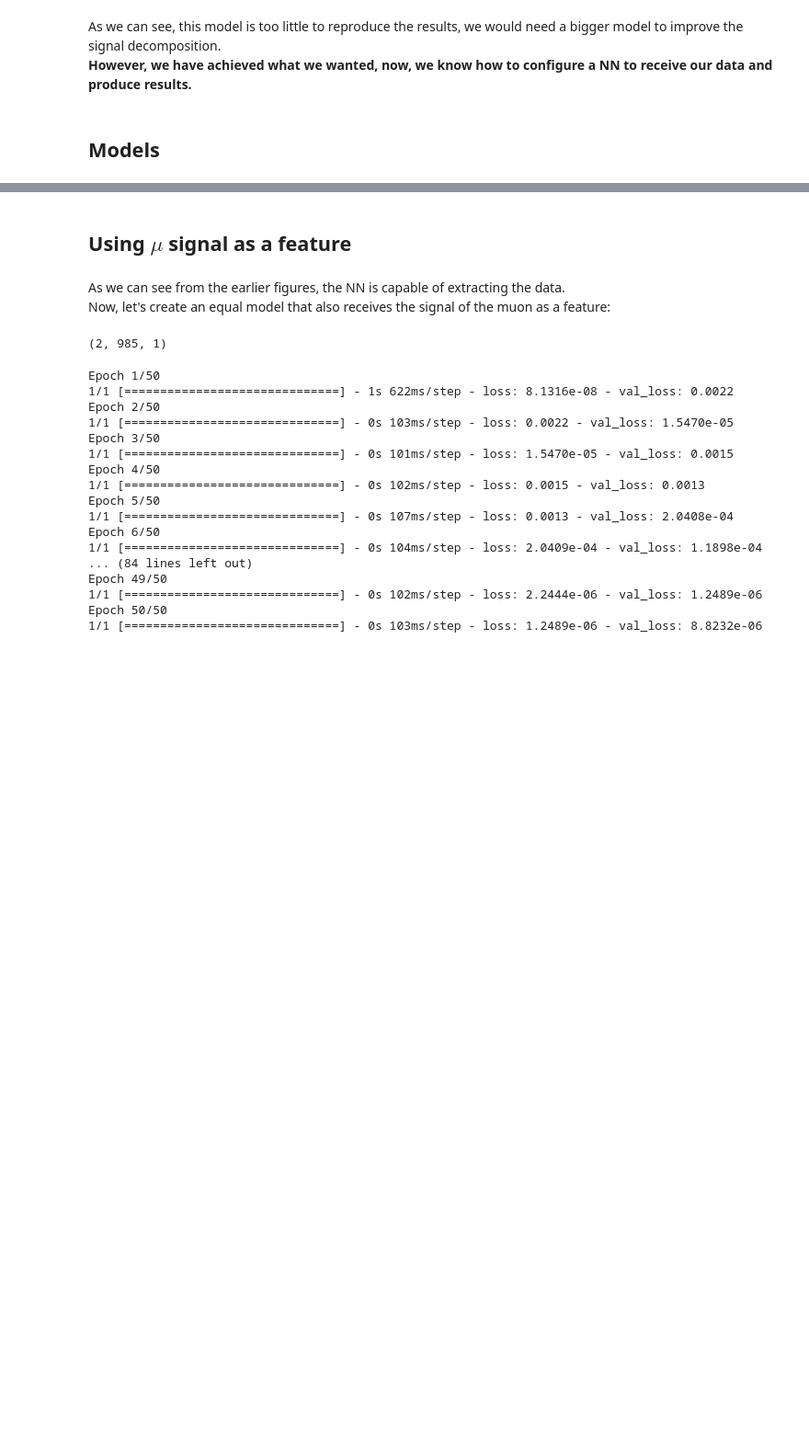
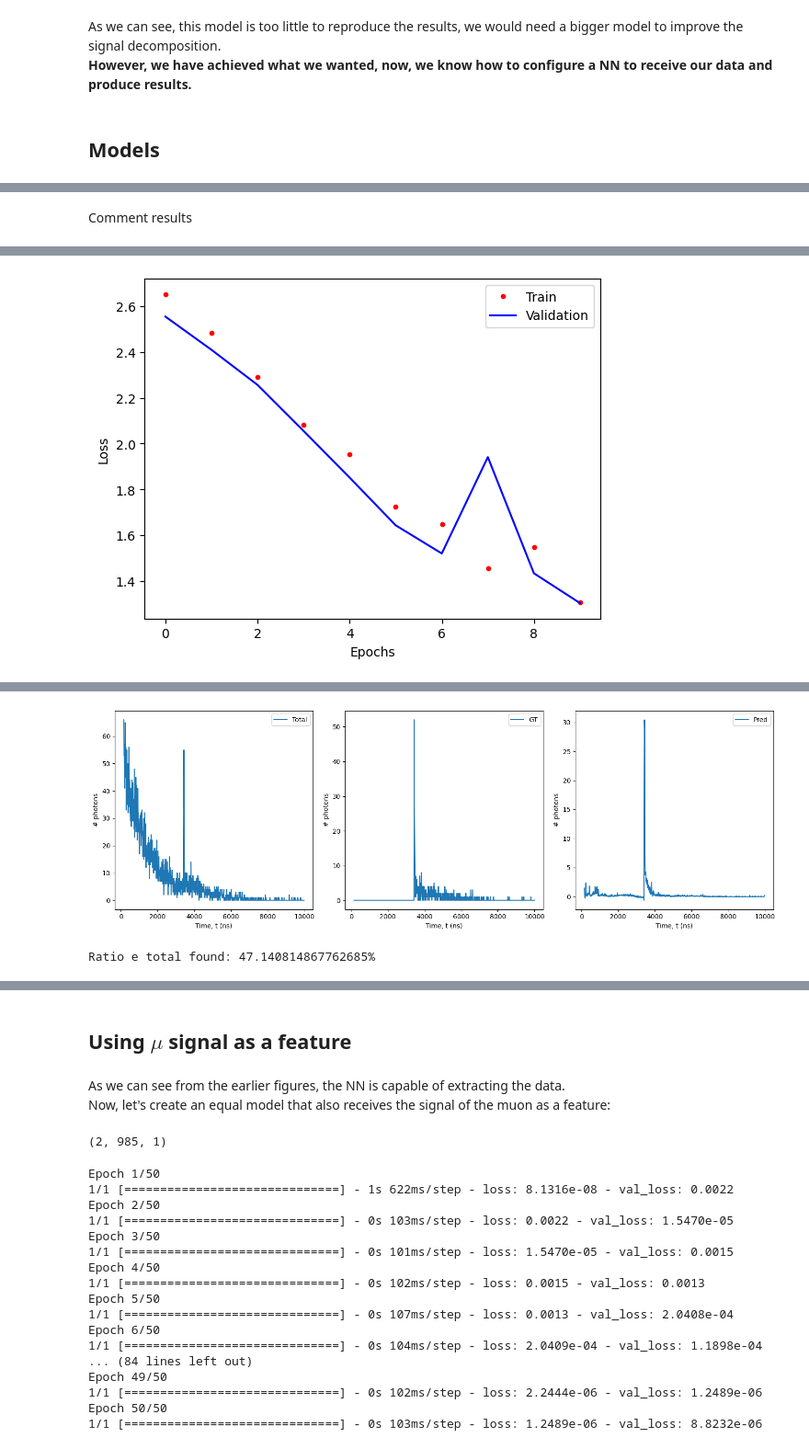
Before and after one commit to JaviGamero/LArTPC_Calibration, a Jupyter notebook: scripts/python/signalDecompose/DL_Algorithms.ipynb, the cells around one changed output, grey strips where cells are left out. Shown: that part at 92% size. Saved outputs shown, nothing was run; the diff lists cells and outputs as text; code cells hidden in the pictures; blank space fills up the shorter version.

```diff
--- a/scripts/python/signalDecompose/DL_Algorithms.ipynb
+++ b/scripts/python/signalDecompose/DL_Algorithms.ipynb
@@ -318,0 +423,15 @@ problem.
+# %% [markdown]
+Comment results
+# %%
+model = model_SimpleBidirectional(n_hidden_layers=1,
+                                  n_neurons=[64],
+                                  activation=['tanh'],
+                                  timesteps=timesteps,
+                                  features=features)
+
+model.compile(optimizer='adam', loss='mean_squared_error')
+history = model.fit(X_train, y_train, batch_size=32, epochs=10,
+                    validation_split=0.3)
+
+testModel(model, history, X_test, y_test)
+# %% [output]
@@ -318,0 +458 @@ problem.
+[figure, added]
@@ -318,0 +460,2 @@ problem.
+[figure, added]
+Ratio e total found: 47.140814867762685%
```
Also changed, not shown: parts of 26 cells of this notebook.
